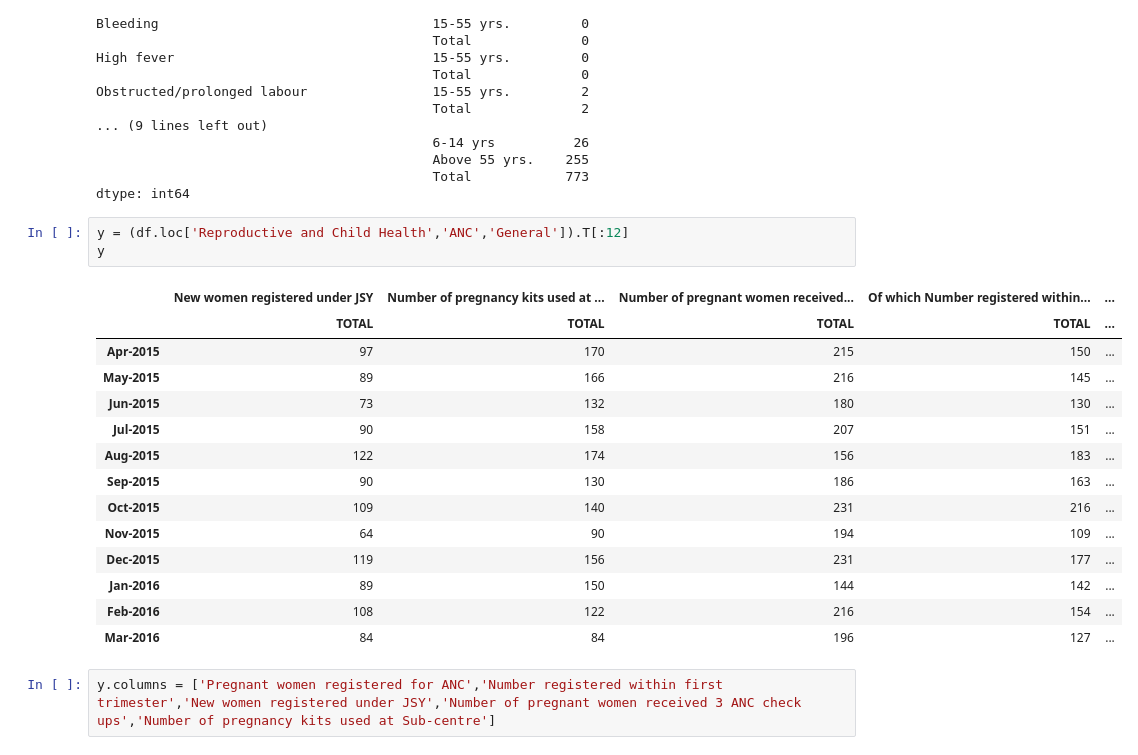
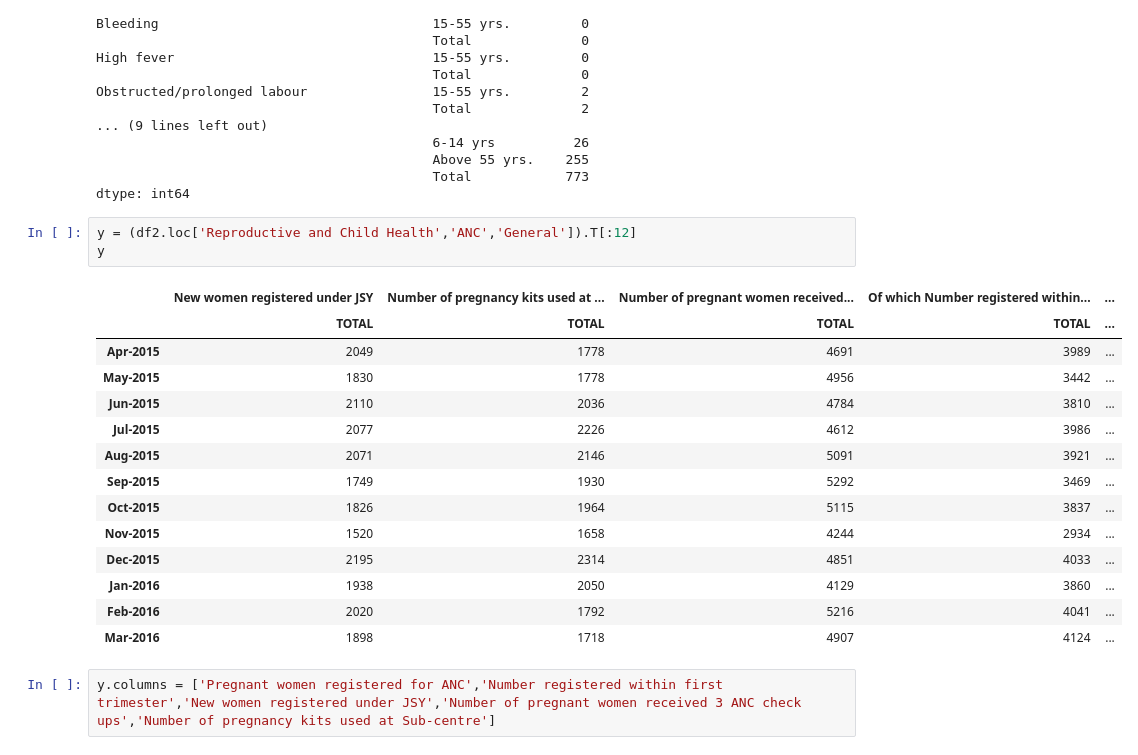
Before and after one commit to alokkshukla/SocialCops, a Jupyter notebook: NRHM/Maharashtra/Nagpur/2015-16/Scripts/Visualization/Visualization.ipynb, the cells around one changed output. Cells and saved outputs as stored; diff of their text form.

```diff
--- a/NRHM/Maharashtra/Nagpur/2015-16/Scripts/Visualization/Visualization.ipynb
+++ b/NRHM/Maharashtra/Nagpur/2015-16/Scripts/Visualization/Visualization.ipynb
@@ -72,23 +292,23 @@ Obstructed/prolonged labour                15-55 yrs.         2
                                            Total            773
 dtype: int64
 # %%
-y = (df.loc['Reproductive and Child Health','ANC','General']).T[:12]
+y = (df2.loc['Reproductive and Child Health','ANC','General']).T[:12]
 y
 # %% [output]
 |  | New women registered under JSY | Number of pregnancy kits used at ... | Number of pregnant women received... | Of which Number registered within... | ... |
 |  | TOTAL | TOTAL | TOTAL | TOTAL | ... |
-| Apr-2015 | 97 | 170 | 215 | 150 | ... |
-| May-2015 | 89 | 166 | 216 | 145 | ... |
-| Jun-2015 | 73 | 132 | 180 | 130 | ... |
-| Jul-2015 | 90 | 158 | 207 | 151 | ... |
-| Aug-2015 | 122 | 174 | 156 | 183 | ... |
-| Sep-2015 | 90 | 130 | 186 | 163 | ... |
-| Oct-2015 | 109 | 140 | 231 | 216 | ... |
-| Nov-2015 | 64 | 90 | 194 | 109 | ... |
-| Dec-2015 | 119 | 156 | 231 | 177 | ... |
-| Jan-2016 | 89 | 150 | 144 | 142 | ... |
-| Feb-2016 | 108 | 122 | 216 | 154 | ... |
-| Mar-2016 | 84 | 84 | 196 | 127 | ... |
+| Apr-2015 | 2049 | 1778 | 4691 | 3989 | ... |
+| May-2015 | 1830 | 1778 | 4956 | 3442 | ... |
+| Jun-2015 | 2110 | 2036 | 4784 | 3810 | ... |
+| Jul-2015 | 2077 | 2226 | 4612 | 3986 | ... |
+| Aug-2015 | 2071 | 2146 | 5091 | 3921 | ... |
+| Sep-2015 | 1749 | 1930 | 5292 | 3469 | ... |
+| Oct-2015 | 1826 | 1964 | 5115 | 3837 | ... |
+| Nov-2015 | 1520 | 1658 | 4244 | 2934 | ... |
+| Dec-2015 | 2195 | 2314 | 4851 | 4033 | ... |
+| Jan-2016 | 1938 | 2050 | 4129 | 3860 | ... |
+| Feb-2016 | 2020 | 1792 | 5216 | 4041 | ... |
+| Mar-2016 | 1898 | 1718 | 4907 | 4124 | ... |
 # %%
 y.columns = ['Pregnant women registered for ANC','Number registered within first trimester','New women registered under JSY','Number of pregnant women received 3 ANC check ups','Number of pregnancy kits used at Sub-centre']
 # %%
```
Also changed, not shown: parts of 24 cells of this notebook, 1 other file.
